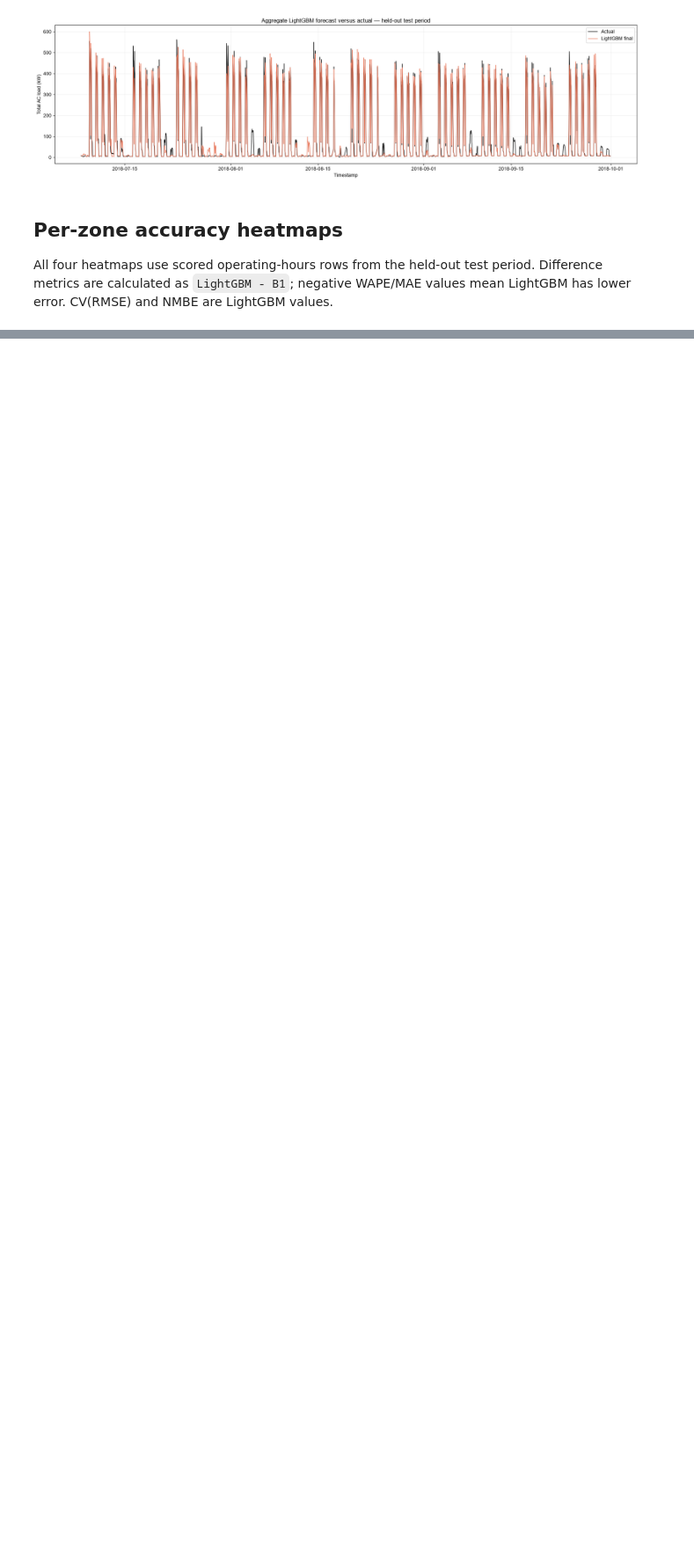
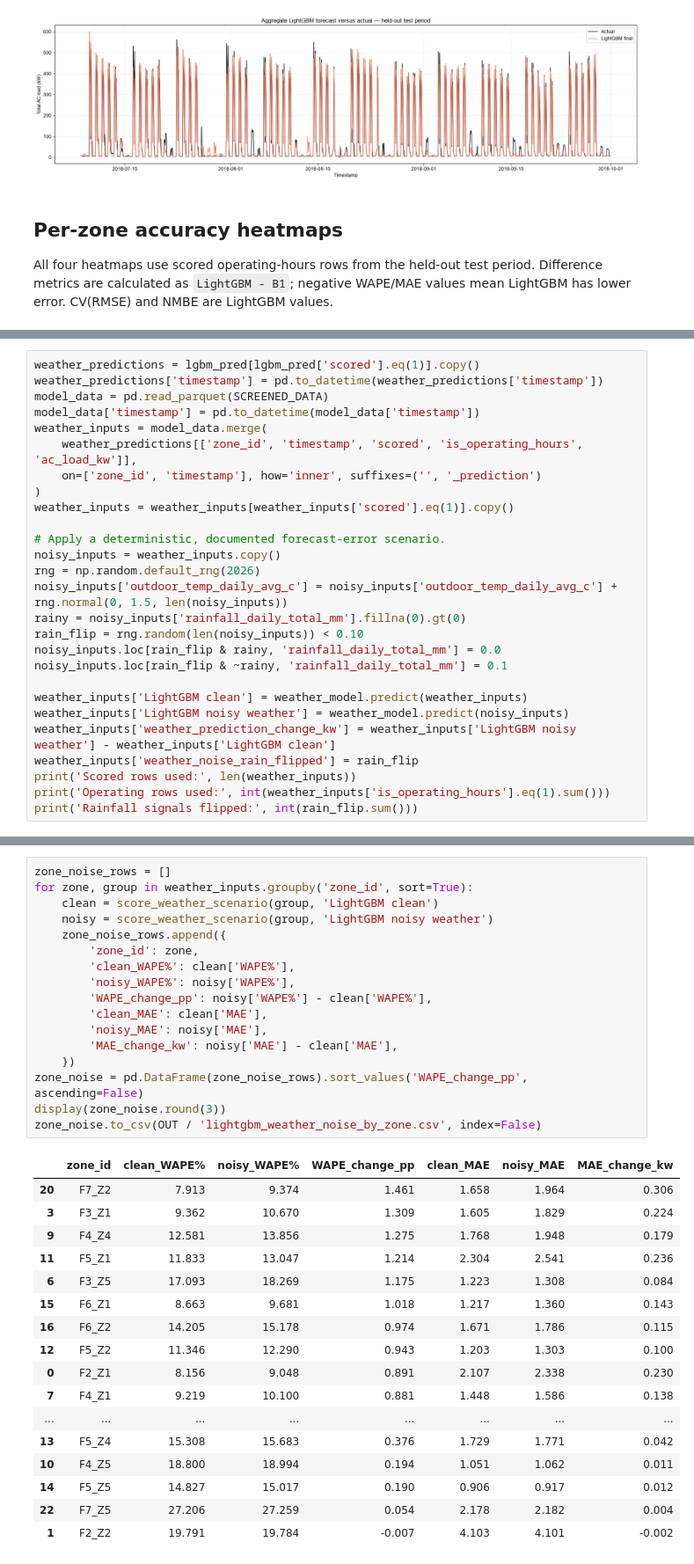
Before and after one commit to rionang2024/is4001, a Jupyter notebook: Qn_B/Metrics Comparison/Model_Metrics_Comparison.ipynb, the cells around one changed output, grey strips where cells are left out. Shown at 88% size. Cells and saved outputs as stored; diff of their text form; blank space fills up the shorter version.

```diff
--- a/Qn_B/Metrics Comparison/Model_Metrics_Comparison.ipynb
+++ b/Qn_B/Metrics Comparison/Model_Metrics_Comparison.ipynb
@@ -306,0 +325,27 @@ nmbe_heat = draw_zone_heatmap(
+# %%
+weather_predictions = lgbm_pred[lgbm_pred['scored'].eq(1)].copy()
+weather_predictions['timestamp'] = pd.to_datetime(weather_predictions['timestamp'])
+model_data = pd.read_parquet(SCREENED_DATA)
+model_data['timestamp'] = pd.to_datetime(model_data['timestamp'])
+weather_inputs = model_data.merge(
+    weather_predictions[['zone_id', 'timestamp', 'scored', 'is_operating_hours', 'ac_load_kw']],
+    on=['zone_id', 'timestamp'], how='inner', suffixes=('', '_prediction')
+)
+weather_inputs = weather_inputs[weather_inputs['scored'].eq(1)].copy()
+
+# Apply a deterministic, documented forecast-error scenario.
+noisy_inputs = weather_inputs.copy()
+rng = np.random.default_rng(2026)
+noisy_inputs['outdoor_temp_daily_avg_c'] = noisy_inputs['outdoor_temp_daily_avg_c'] + rng.normal(0, 1.5, len(noisy_inputs))
+rainy = noisy_inputs['rainfall_daily_total_mm'].fillna(0).gt(0)
+rain_flip = rng.random(len(noisy_inputs)) < 0.10
+noisy_inputs.loc[rain_flip & rainy, 'rainfall_daily_total_mm'] = 0.0
+noisy_inputs.loc[rain_flip & ~rainy, 'rainfall_daily_total_mm'] = 0.1
+
+weather_inputs['LightGBM clean'] = weather_model.predict(weather_inputs)
+weather_inputs['LightGBM noisy weather'] = weather_model.predict(noisy_inputs)
+weather_inputs['weather_prediction_change_kw'] = weather_inputs['LightGBM noisy weather'] - weather_inputs['LightGBM clean']
+weather_inputs['weather_noise_rain_flipped'] = rain_flip
+print('Scored rows used:', len(weather_inputs))
+print('Operating rows used:', int(weather_inputs['is_operating_hours'].eq(1).sum()))
+print('Rainfall signals flipped:', int(rain_flip.sum()))
@@ -306,0 +389,35 @@ nmbe_heat = draw_zone_heatmap(
+# %%
+zone_noise_rows = []
+for zone, group in weather_inputs.groupby('zone_id', sort=True):
+    clean = score_weather_scenario(group, 'LightGBM clean')
+    noisy = score_weather_scenario(group, 'LightGBM noisy weather')
+    zone_noise_rows.append({
+        'zone_id': zone,
+        'clean_WAPE%': clean['WAPE%'],
+        'noisy_WAPE%': noisy['WAPE%'],
+        'WAPE_change_pp': noisy['WAPE%'] - clean['WAPE%'],
+        'clean_MAE': clean['MAE'],
+        'noisy_MAE': noisy['MAE'],
+        'MAE_change_kw': noisy['MAE'] - clean['MAE'],
+    })
+zone_noise = pd.DataFrame(zone_noise_rows).sort_values('WAPE_change_pp', ascending=False)
+display(zone_noise.round(3))
+zone_noise.to_csv(OUT / 'lightgbm_weather_noise_by_zone.csv', index=False)
+# %% [output]
+|  | zone_id | clean_WAPE% | noisy_WAPE% | WAPE_change_pp | clean_MAE | noisy_MAE | MAE_change_kw |
+| 20 | F7_Z2 | 7.913 | 9.374 | 1.461 | 1.658 | 1.964 | 0.306 |
+| 3 | F3_Z1 | 9.362 | 10.670 | 1.309 | 1.605 | 1.829 | 0.224 |
+| 9 | F4_Z4 | 12.581 | 13.856 | 1.275 | 1.768 | 1.948 | 0.179 |
+| 11 | F5_Z1 | 11.833 | 13.047 | 1.214 | 2.304 | 2.541 | 0.236 |
+| 6 | F3_Z5 | 17.093 | 18.269 | 1.175 | 1.223 | 1.308 | 0.084 |
+| 15 | F6_Z1 | 8.663 | 9.681 | 1.018 | 1.217 | 1.360 | 0.143 |
+| 16 | F6_Z2 | 14.205 | 15.178 | 0.974 | 1.671 | 1.786 | 0.115 |
+| 12 | F5_Z2 | 11.346 | 12.290 | 0.943 | 1.203 | 1.303 | 0.100 |
+| 0 | F2_Z1 | 8.156 | 9.048 | 0.891 | 2.107 | 2.338 | 0.230 |
+| 7 | F4_Z1 | 9.219 | 10.100 | 0.881 | 1.448 | 1.586 | 0.138 |
+| ... | ... | ... | ... | ... | ... | ... | ... |
+| 13 | F5_Z4 | 15.308 | 15.683 | 0.376 | 1.729 | 1.771 | 0.042 |
+| 10 | F4_Z5 | 18.800 | 18.994 | 0.194 | 1.051 | 1.062 | 0.011 |
+| 14 | F5_Z5 | 14.827 | 15.017 | 0.190 | 0.906 | 0.917 | 0.012 |
+| 22 | F7_Z5 | 27.206 | 27.259 | 0.054 | 2.178 | 2.182 | 0.004 |
+| 1 | F2_Z2 | 19.791 | 19.784 | -0.007 | 4.103 | 4.101 | -0.002 |
```
Also changed, not shown: parts of 5 cells of this notebook, 3 other files.
